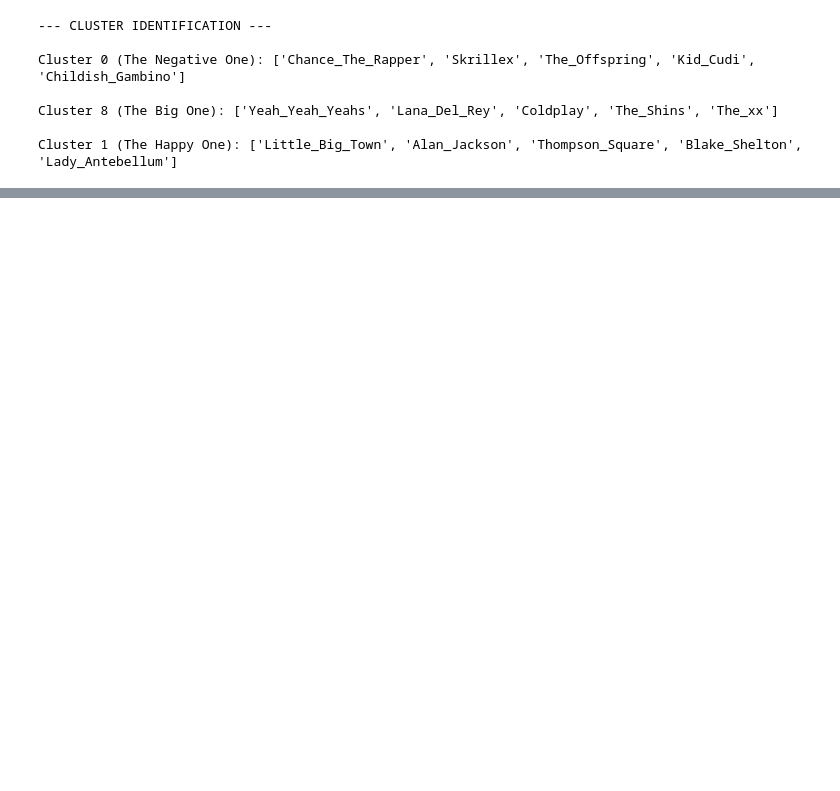
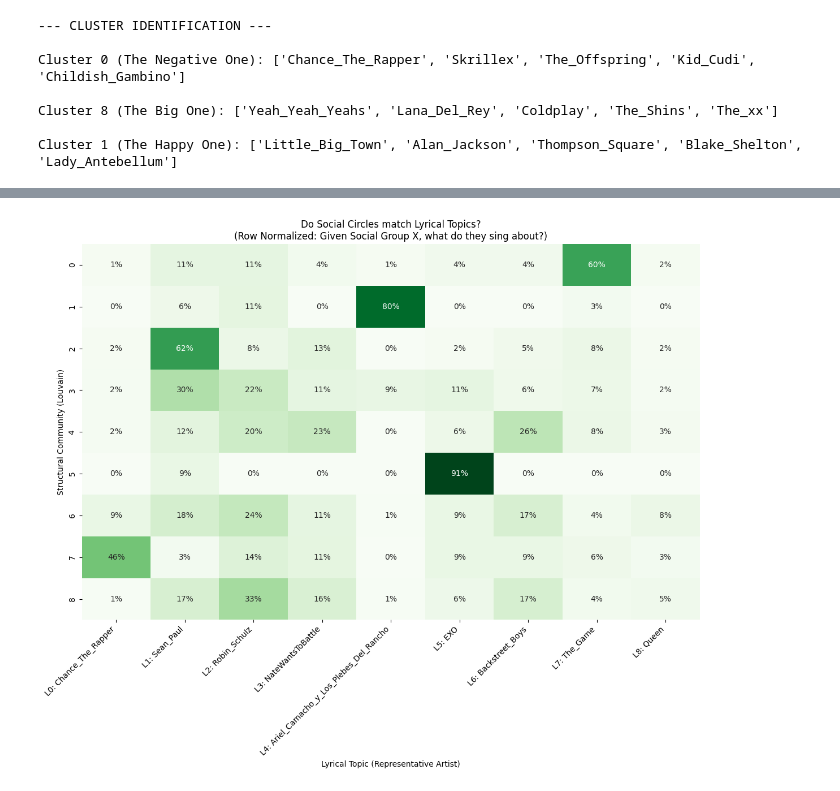
Before and after one commit to noanorgaard/SocialGraphs, a Jupyter notebook: Project/MUSIC/Sentiment.ipynb, the cells around one changed output, grey strips where cells are left out. Cells and saved outputs as stored; diff of their text form; code cells hidden in the pictures; blank space fills up the shorter version.

```diff
--- a/Project/MUSIC/Sentiment.ipynb
+++ b/Project/MUSIC/Sentiment.ipynb
@@ -479,0 +933,80 @@ Calculating node degree for size...
+# %%
+import pandas as pd
+import seaborn as sns
+import matplotlib.pyplot as plt
+import numpy as np
+from sklearn.metrics.pairwise import euclidean_distances
+
+# --- 1. ALIGN DATA ---
+# We need to make sure we are comparing the exact same nodes in the exact same order
+common_nodes = [n for n in G.nodes() if n in lyric_partition and n in louvain_partition]
+
+# Create a DataFrame for easy cross-tabulation
+df_compare = pd.DataFrame({
+    'Node': common_nodes,
+    'Social_Cluster': [louvain_partition[n] for n in common_nodes],
+    'Lyric_Cluster': [lyric_partition[n] for n in common_nodes]
+})
+
+# --- 2. IDENTIFY CLUSTER "THEMES" (Optional but helpful) ---
+# To make the plot readable, let's find the "Representative Artist" for each Lyric Cluster.
+# We find the node closest to the center of each K-Means cluster.
+
+print("identifying lyrical themes...")
+cluster_names = {}
+unique_lyric_clusters = sorted(df_compare['Lyric_Cluster'].unique())
+
+for clust_id in unique_lyric_clusters:
+    # Get all vectors belonging to this cluster
+    nodes_in_cluster = [n for n, l in lyric_partition.items() if l == clust_id]
+
+    if not nodes_in_cluster:
+        continue
+
+    # Get the vectors
+    # (We have to grab them from the graph again or X if indices match.
+    #  Safest way here is strictly by node ID)
+    cluster_vectors = []
+    valid_nodes = []
+    for n in nodes_in_cluster:
+        v_str = G.nodes[n].get('lyric_vector')
+        if v_str:
+            cluster_vectors.append(np.array(json.loads(v_str)))
+            valid_nodes.append(n)
+
+    if not cluster_vectors:
+        continue
+
+    # Calculate Centroid
+    centroid = np.mean(cluster_vectors, axis=0)
+
+    # Find the artist closest to the centroid
+    dists = euclidean_distances([centroid], cluster_vectors)
+    closest_idx = np.argmin(dists)
+    rep_artist = valid_nodes[closest_idx]
+
+    cluster_names[clust_id] = f"L{clust_id}: {rep_artist}"
+
+# Update the dataframe with names
+df_compare['Lyric_Label'] = df_compare['Lyric_Cluster'].map(cluster_names)
+
+
+# --- 3. CREATE CONFUSION MATRIX ---
+# Rows = Social Communities, Cols = Lyrical Topics
+confusion = pd.crosstab(df_compare['Social_Cluster'], df_compare['Lyric_Label'])
+
+# Normalize by Row (Social Cluster)
+# "For Social Cluster X, what % of them sing about Topic Y?"
+confusion_norm = confusion.div(confusion.sum(axis=1), axis=0)
+
+# --- 4. PLOT ---
+plt.figure(figsize=(12, 10))
+sns.heatmap(confusion_norm, annot=True, fmt=".0%", cmap="Greens", cbar=False)
+
+plt.title("Do Social Circles match Lyrical Topics?\n(Row Normalized: Given Social Group X, what do they sing about?)")
+plt.ylabel("Structural Community (Louvain)")
+plt.xlabel("Lyrical Topic (Representative Artist)")
+plt.xticks(rotation=45, ha='right')
+plt.tight_layout()
+plt.show()
+# %% [output]
@@ -479,0 +1014 @@ Calculating node degree for size...
+[figure, added]
```
Also changed, not shown: parts of 22 cells of this notebook.
